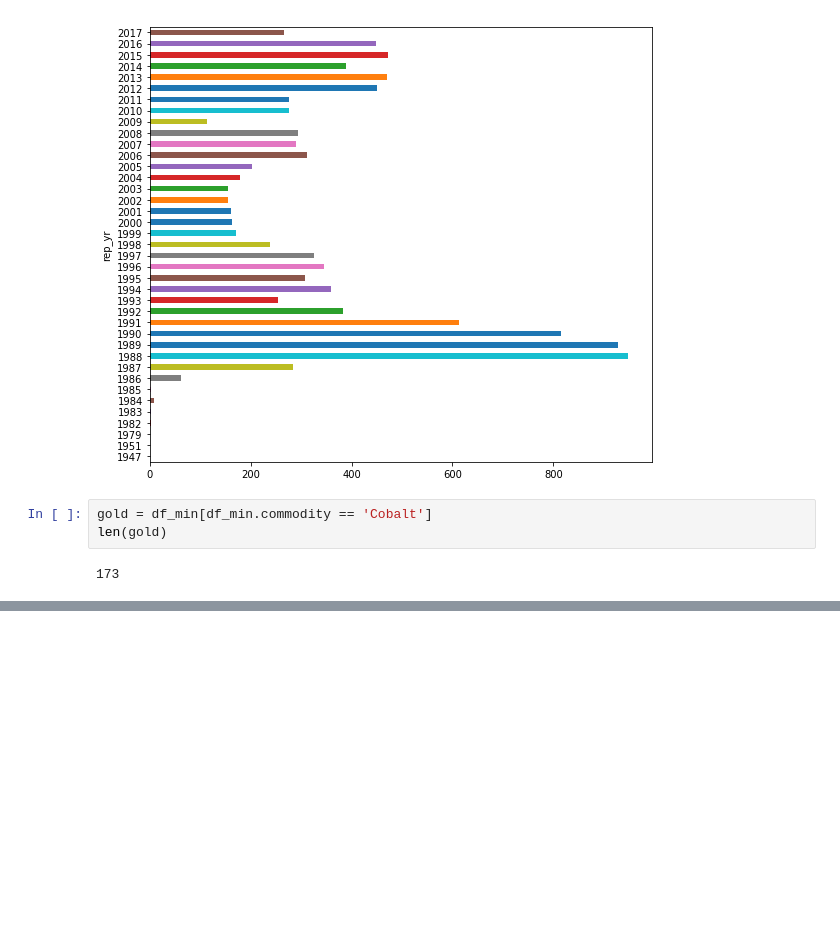
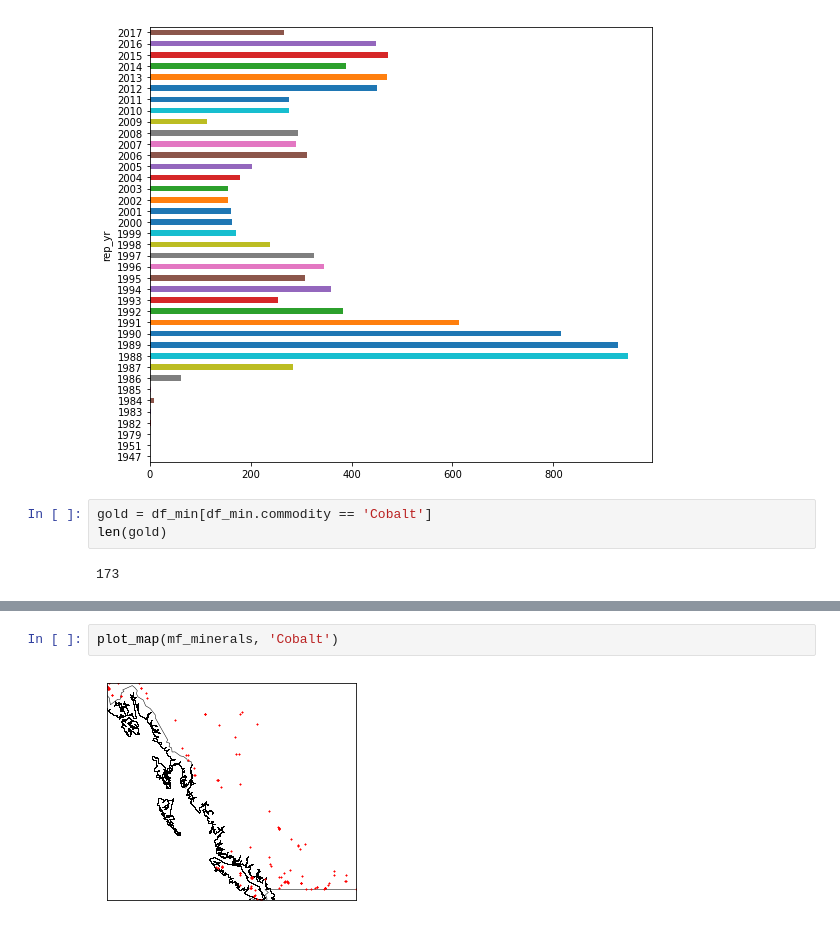
Before and after one commit to produvia/mapo, a Jupyter notebook: EDA/2018-04-01-minfile-analysis-datestamps.ipynb, the cells around one changed output, grey strips where cells are left out. Drawn from its saved outputs; the diff is of its cells as text; blank space fills up the shorter version.

```diff
--- a/EDA/2018-04-01-minfile-analysis-datestamps.ipynb
+++ b/EDA/2018-04-01-minfile-analysis-datestamps.ipynb
@@ -242,0 +299,4 @@ len(gold)
+# %%
+plot_map(mf_minerals, 'Cobalt')
+# %% [output]
+[figure, added]
```
Also changed, not shown: parts of 15 cells of this notebook.
